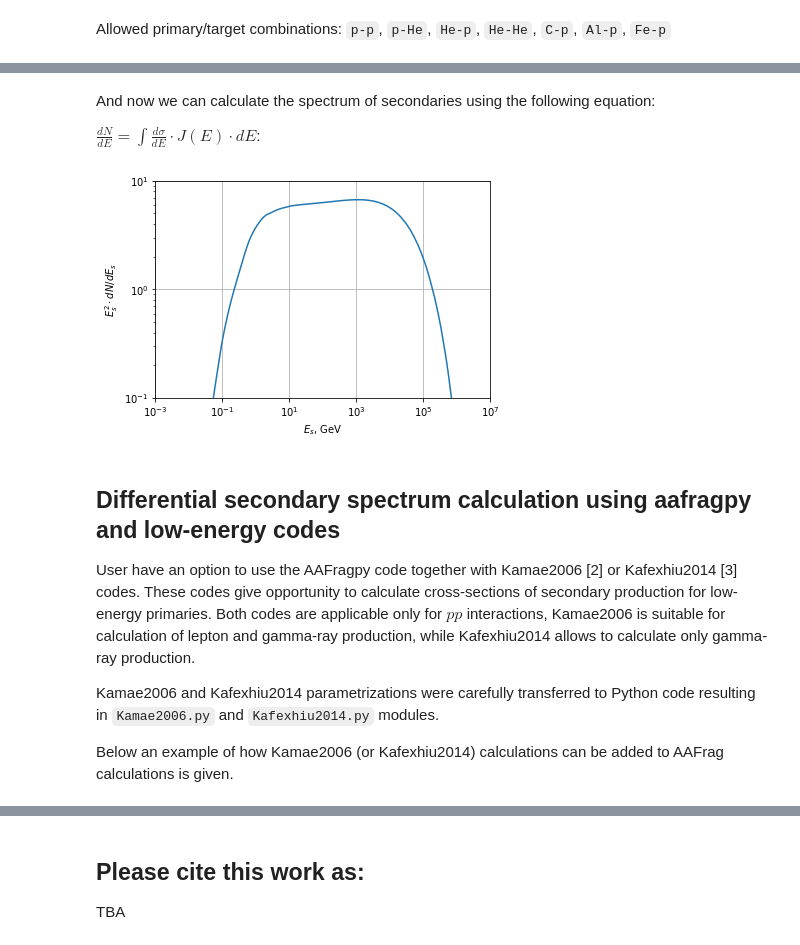
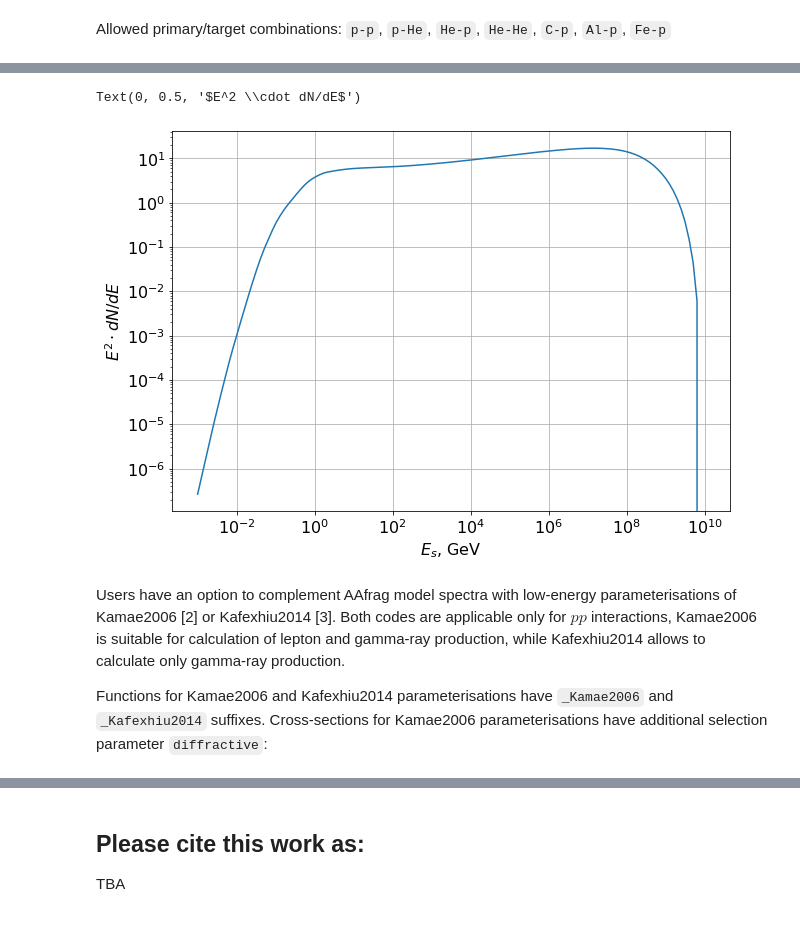
Before and after one commit to aafragpy/aafragpy, a Jupyter notebook: aafragpy_tutorial.ipynb, the cells around one changed output, grey strips where cells are left out. Cells and saved outputs as stored; diff of their text form; code cells hidden in the pictures.

```diff
--- a/aafragpy_tutorial.ipynb
+++ b/aafragpy_tutorial.ipynb
@@ -30,0 +29,2 @@ Let's start importing the routine for differential cross-section calculation:
+# %%
+E_s=np.logspace(-3,10,130)
@@ -140,4 +108,0 @@ prim_spectrum = power_law_exp_decay(energy_primary,J0=1,gamma=2,p_cut=1e6)
-# %% [markdown]
-And now we can calculate the spectrum of secondaries using the following equation:
-
-$\frac{dN}{dE} = \int  \frac{d\sigma}{dE} \cdot J(E) \cdot dE $:
@@ -146,11 +108,0 @@ energy_sec, spec = get_spectrum (energy_primary,energy_secondary,cs_matrix,prim_
-# %%
-power=2
-plt.loglog(energy_sec,spec*energy_sec**power)
-plt.xlabel('$E_s$, GeV')
-plt.ylabel('$E_s^{'+str(power)+'} \cdot dN/dE_s$')
-plt.ylim(1e-1,1e1)
-plt.xlim(1e-3,1e7)
-plt.grid()
-plt.show()
-# %% [output]
-[figure, removed]
@@ -157,10 +111,14 @@ plt.show()
+# %%
+plt.figure(figsize=(10,7))
+plt.loglog(E_s,spec*E_s**2)
+plt.tick_params(axis='both', which='major', labelsize=16)
+plt.grid()
+plt.xlabel('$E_s$, GeV',fontsize=16)
+plt.ylabel('$E^2 \cdot dN/dE$',fontsize=16)
+# %% [output]
+Text(0, 0.5, '$E^2 \\cdot dN/dE$')
+[figure, added]
 # %% [markdown]
-## Differential secondary spectrum calculation using aafragpy and low-energy codes
+Users have an option to complement AAfrag model spectra with low-energy parameterisations of  Kamae2006 [2] or Kafexhiu2014 [3]. Both codes are applicable only for $pp$ interactions, Kamae2006 is suitable for calculation of lepton and gamma-ray production, while Kafexhiu2014 allows to calculate only gamma-ray production.
 
-User have an option to use the AAFragpy code together with Kamae2006 [2] or Kafexhiu2014 [3] codes.
-These codes give opportunity to calculate cross-sections of secondary production for low-energy primaries.
-Both codes are applicable only for $pp$ interactions, Kamae2006 is suitable for calculation of lepton and gamma-ray production, while Kafexhiu2014 allows to calculate only gamma-ray production.
-
-Kamae2006 and Kafexhiu2014 parametrizations were carefully transferred to Python code resulting in `Kamae2006.py` and `Kafexhiu2014.py` modules.
-
-Below an example of how Kamae2006 (or Kafexhiu2014) calculations can be added to AAFrag calculations is given.
+Functions for Kamae2006 and Kafexhiu2014 parameterisations have `_Kamae2006` and `_Kafexhiu2014` suffixes. Cross-sections for Kamae2006 parameterisations have additional selection parameter `diffractive`:
```
Also changed, not shown: parts of 42 cells of this notebook, 1 other file.
